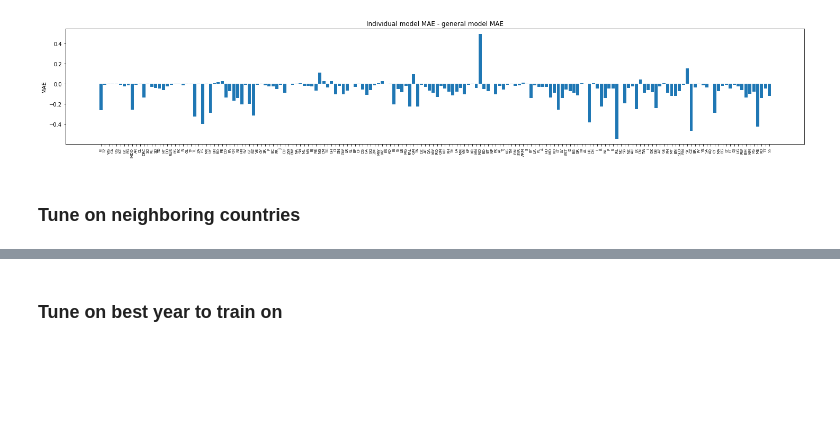
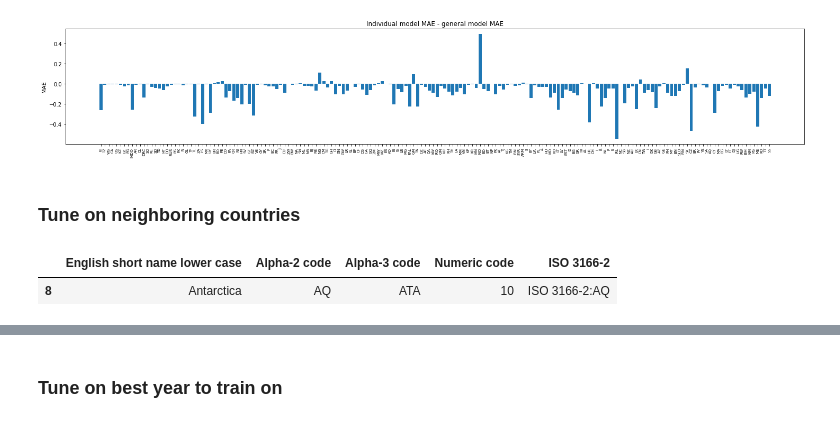
Before and after one commit to Project-Resilience/mvp, a Jupyter notebook: model/forest.ipynb, the cells around one changed output, grey strips where cells are left out. Cells and saved outputs as stored; diff of their text form; code cells hidden in the pictures; blank space fills up the shorter version.

```diff
--- a/model/forest.ipynb
+++ b/model/forest.ipynb
@@ -567,3 +574,9 @@ plt.show()
 [figure]
 # %% [markdown]
 ### Tune on neighboring countries
+# %%
+codes = pd.read_csv("../data/gcb/conversion/codes.csv")
+codes[codes["Numeric code"] == 10]
+# %% [output]
+|  | English short name lower case | Alpha-2 code | Alpha-3 code | Numeric code | ISO 3166-2 |
+| 8 | Antarctica | AQ | ATA | 10 | ISO 3166-2:AQ |
```
Also changed, not shown: parts of 35 cells of this notebook, 35 other files.
